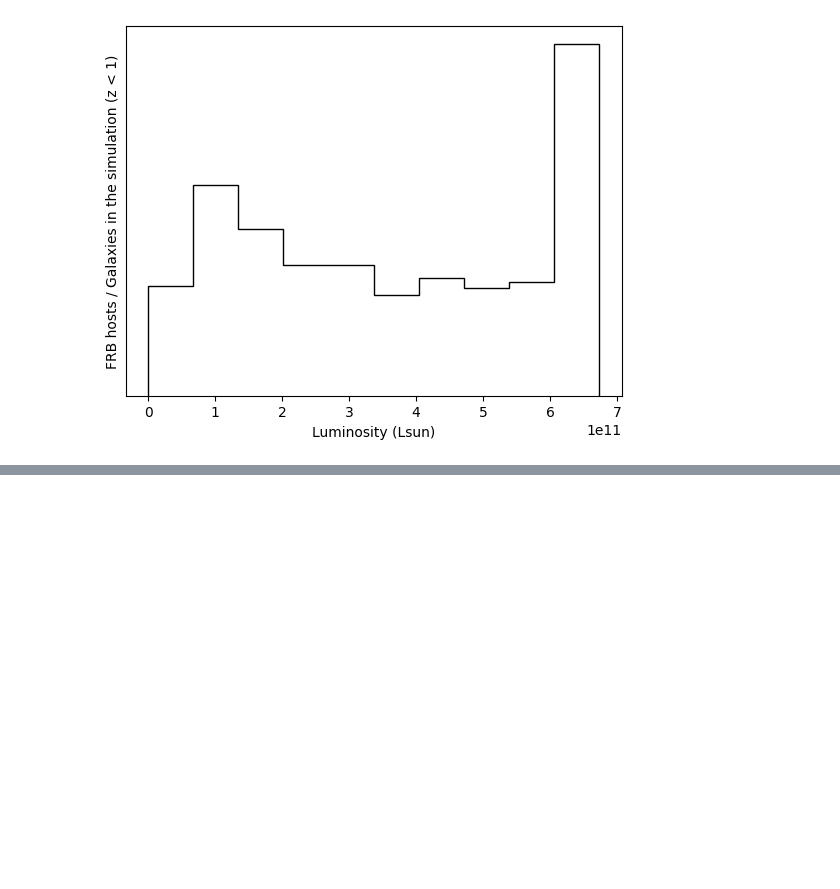
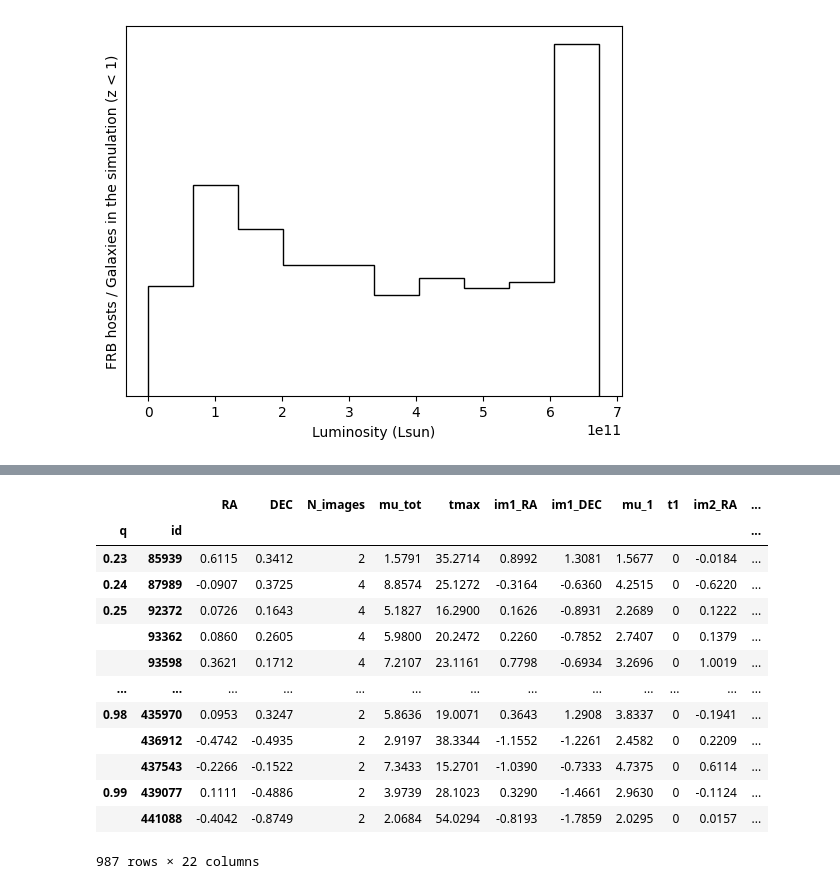
Before and after one commit to danielemichilli/slf, a Jupyter notebook: Gravitational_Lensing.ipynb, the cells around one changed output, grey strips where cells are left out. Drawn from its saved outputs; the diff is of its cells as text; code cells hidden in the pictures; blank space fills up the shorter version.

```diff
--- a/Gravitational_Lensing.ipynb
+++ b/Gravitational_Lensing.ipynb
@@ -2943,0 +2038,5 @@ magnification_sim
+# %%
+hosts = pd.read_csv(
+    'lenses_Euclid.txt',
+    delim_whitespace=True
+)
@@ -2943,0 +2377,19 @@ magnification_sim
+# %%
+# new
+bbb, _ = get_magnified_images(hosts, frb_snr)
+bbb
+# %% [output]
+|  |  | RA | DEC | N_images | mu_tot | tmax | im1_RA | im1_DEC | mu_1 | t1 | im2_RA | ... |
+| q | id |  |  |  |  |  |  |  |  |  |  | ... |
+| 0.23 | 85939 | 0.6115 | 0.3412 | 2 | 1.5791 | 35.2714 | 0.8992 | 1.3081 | 1.5677 | 0 | -0.0184 | ... |
+| 0.24 | 87989 | -0.0907 | 0.3725 | 4 | 8.8574 | 25.1272 | -0.3164 | -0.6360 | 4.2515 | 0 | -0.6220 | ... |
+| 0.25 | 92372 | 0.0726 | 0.1643 | 4 | 5.1827 | 16.2900 | 0.1626 | -0.8931 | 2.2689 | 0 | 0.1222 | ... |
+|  | 93362 | 0.0860 | 0.2605 | 4 | 5.9800 | 20.2472 | 0.2260 | -0.7852 | 2.7407 | 0 | 0.1379 | ... |
+|  | 93598 | 0.3621 | 0.1712 | 4 | 7.2107 | 23.1161 | 0.7798 | -0.6934 | 3.2696 | 0 | 1.0019 | ... |
+| ... | ... | ... | ... | ... | ... | ... | ... | ... | ... | ... | ... | ... |
+| 0.98 | 435970 | 0.0953 | 0.3247 | 2 | 5.8636 | 19.0071 | 0.3643 | 1.2908 | 3.8337 | 0 | -0.1941 | ... |
+|  | 436912 | -0.4742 | -0.4935 | 2 | 2.9197 | 38.3344 | -1.1552 | -1.2261 | 2.4582 | 0 | 0.2209 | ... |
+|  | 437543 | -0.2266 | -0.1522 | 2 | 7.3433 | 15.2701 | -1.0390 | -0.7333 | 4.7375 | 0 | 0.6114 | ... |
+| 0.99 | 439077 | 0.1111 | -0.4886 | 2 | 3.9739 | 28.1023 | 0.3290 | -1.4661 | 2.9630 | 0 | -0.1124 | ... |
+|  | 441088 | -0.4042 | -0.8749 | 2 | 2.0684 | 54.0294 | -0.8193 | -1.7859 | 2.0295 | 0 | 0.0157 | ... |
+987 rows × 22 columns
```
Also changed, not shown: parts of 162 cells of this notebook.
